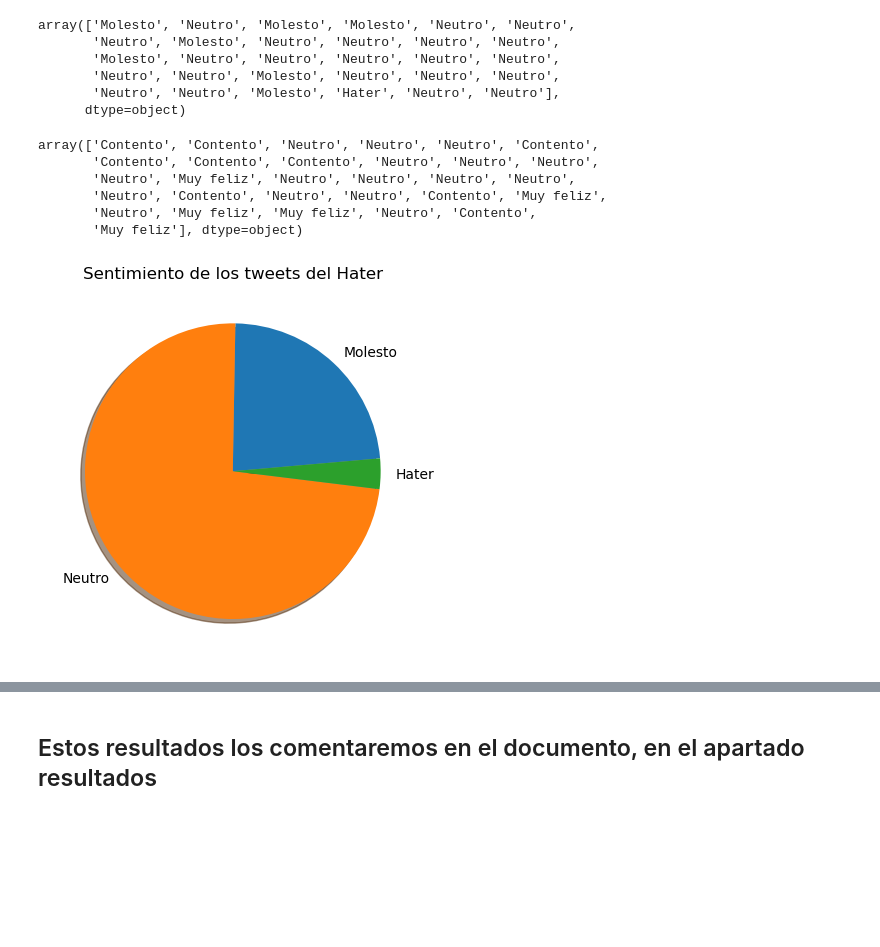
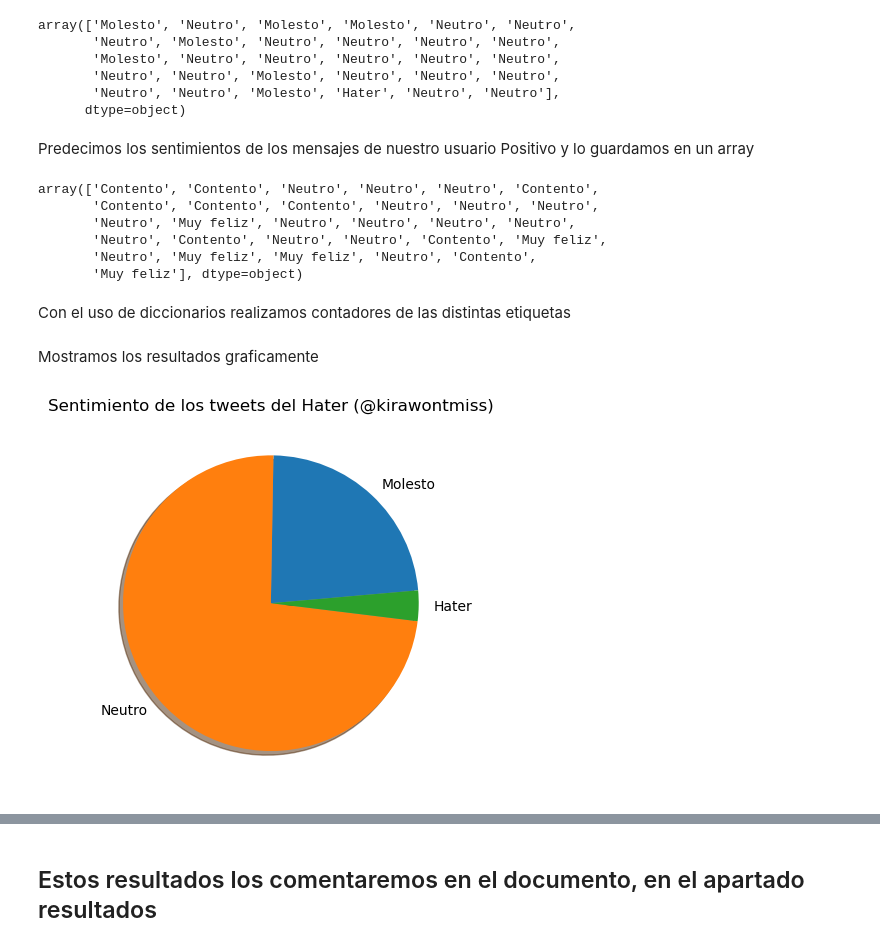
Before and after one commit to Alejandrocg024/analisis-sentimientos-ia, a Jupyter notebook: Proyecto.ipynb, the cells around one changed output, grey strips where cells are left out. Saved outputs shown, nothing was run; the diff lists cells and outputs as text; code cells hidden in the pictures; blank space fills up the shorter version.

```diff
--- a/Proyecto.ipynb
+++ b/Proyecto.ipynb
@@ -545,4 +573,6 @@ array(['Molesto', 'Neutro', 'Molesto', 'Molesto', 'Neutro', 'Neutro',
        'Neutro', 'Neutro', 'Molesto', 'Neutro', 'Neutro', 'Neutro',
        'Neutro', 'Neutro', 'Molesto', 'Hater', 'Neutro', 'Neutro'],
       dtype=object)
+# %% [markdown]
+Predecimos los sentimientos de los mensajes de nuestro usuario Positivo y lo guardamos en un array
 # %%
@@ -557,6 +586,8 @@ array(['Contento', 'Contento', 'Neutro', 'Neutro', 'Neutro', 'Contento',
        'Neutro', 'Contento', 'Neutro', 'Neutro', 'Contento', 'Muy feliz',
        'Neutro', 'Muy feliz', 'Muy feliz', 'Neutro', 'Contento',
        'Muy feliz'], dtype=object)
+# %% [markdown]
+Con el uso de diccionarios realizamos contadores de las distintas etiquetas
 # %%
 # Creamos un diccionario que sea un contador de las distintas etiquetas/sentimientos
 diccionario_negativos = dict(Counter(array_negativo))
@@ -567,11 +598,13 @@ claves_positivas = list(diccionario_positivos.keys())
 # Guardamos en otra lista los valores, que son el número de tweets que tienen esa etiqueta
 valores_negativos = list(diccionario_negativos.values())
 valores_positivos = list(diccionario_positivos.values())
+# %% [markdown]
+Mostramos los resultados graficamente
 # %%
 # Realizamos una gráfica a partir de las listas creadas anteriormente,
 # siendo los valores los encargados de distribuir la gráfica y los sentimientos como etiquetas
 pyplot.pie(valores_negativos, labels=claves_negativas, startangle = 5, shadow = 'true')
-pyplot.title('Sentimiento de los tweets del Hater')
+pyplot.title('Sentimiento de los tweets del Hater (@kirawontmiss)')
 pyplot.show()
 # %% [output]
-[figure, old version]
+[figure, new version]
```
Also changed, not shown: parts of 44 cells of this notebook, 1 other file.
